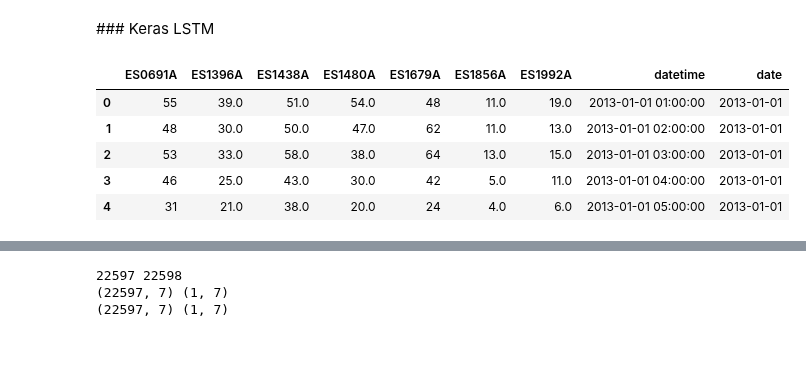
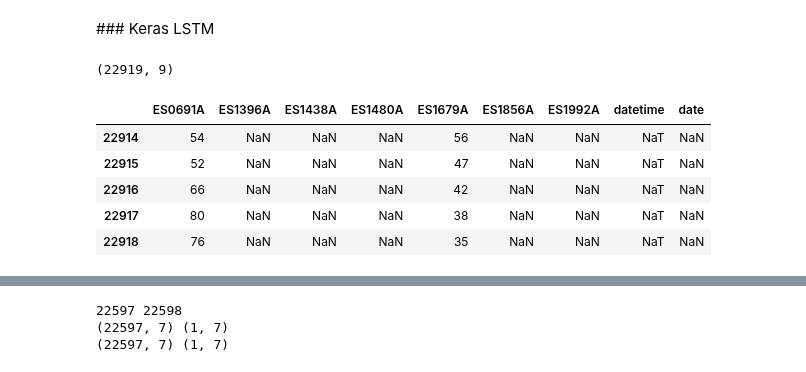
Before and after one commit to javiermas/BCNAirQualityDatathon, a Jupyter notebook: notebooks/01_jma_modelling.ipynb, the cells around one changed output, grey strips where cells are left out. Cells and saved outputs as stored; diff of their text form; code cells hidden in the pictures.

```diff
--- a/notebooks/01_jma_modelling.ipynb
+++ b/notebooks/01_jma_modelling.ipynb
@@ -94,16 +98,19 @@ from airquality.data.prepare_data import create_model_matrix, create_ts_df
 # %%
 data_obs = read_obs()
 data_targets = read_targets()
+print data_obs.shape
+# %% [output]
+(22919, 9)
 # %%
 target_cols = data_targets.columns[:-1]
 # %%
-data_obs.head()
+data_obs.tail()
 # %% [output]
 |  | ES0691A | ES1396A | ES1438A | ES1480A | ES1679A | ES1856A | ES1992A | datetime | date |
-| 0 | 55 | 39.0 | 51.0 | 54.0 | 48 | 11.0 | 19.0 | 2013-01-01 01:00:00 | 2013-01-01 |
-| 1 | 48 | 30.0 | 50.0 | 47.0 | 62 | 11.0 | 13.0 | 2013-01-01 02:00:00 | 2013-01-01 |
-| 2 | 53 | 33.0 | 58.0 | 38.0 | 64 | 13.0 | 15.0 | 2013-01-01 03:00:00 | 2013-01-01 |
-| 3 | 46 | 25.0 | 43.0 | 30.0 | 42 | 5.0 | 11.0 | 2013-01-01 04:00:00 | 2013-01-01 |
-| 4 | 31 | 21.0 | 38.0 | 20.0 | 24 | 4.0 | 6.0 | 2013-01-01 05:00:00 | 2013-01-01 |
+| 22914 | 54 | NaN | NaN | NaN | 56 | NaN | NaN | NaT | NaN |
+| 22915 | 52 | NaN | NaN | NaN | 47 | NaN | NaN | NaT | NaN |
+| 22916 | 66 | NaN | NaN | NaN | 42 | NaN | NaN | NaT | NaN |
+| 22917 | 80 | NaN | NaN | NaN | 38 | NaN | NaN | NaT | NaN |
+| 22918 | 76 | NaN | NaN | NaN | 35 | NaN | NaN | NaT | NaN |
 # %%
 model_matrix = create_model_matrix(data_obs, target_cols=list(target_cols))
```
Also changed, not shown: parts of 4 cells of this notebook, 5 other files.
